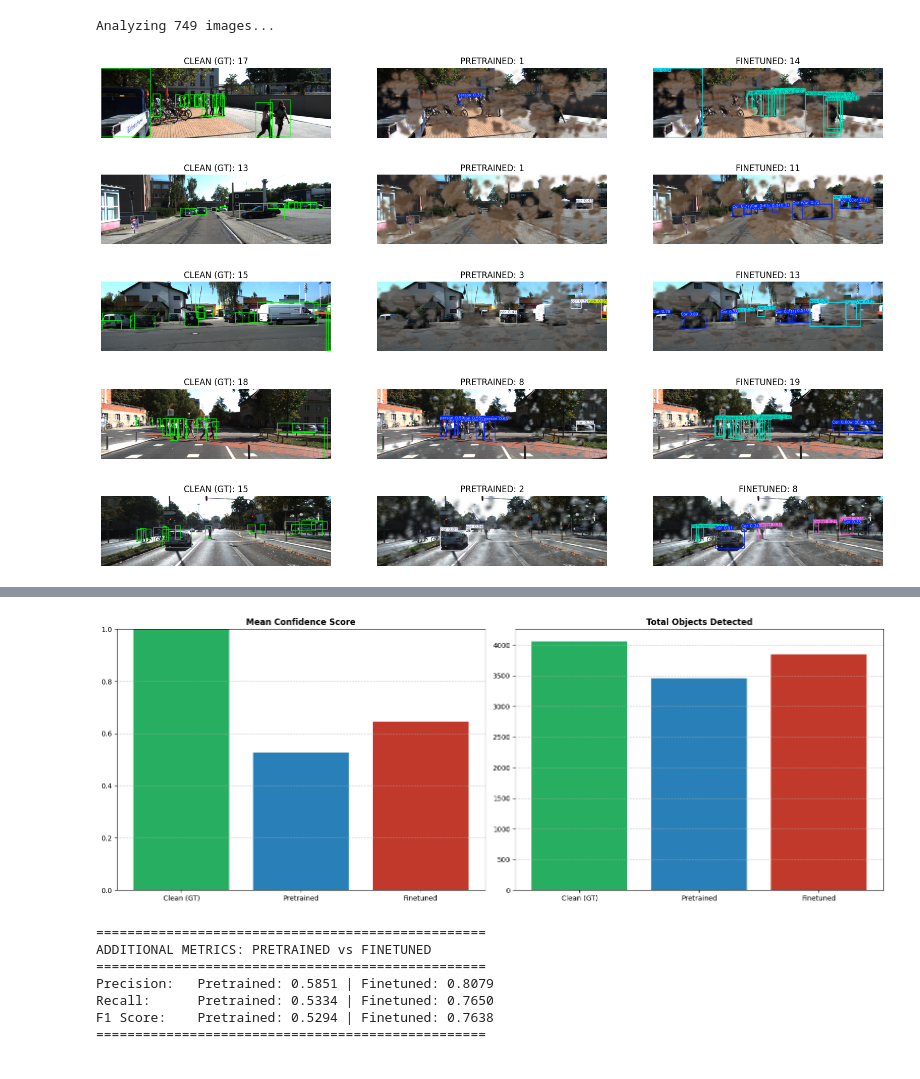
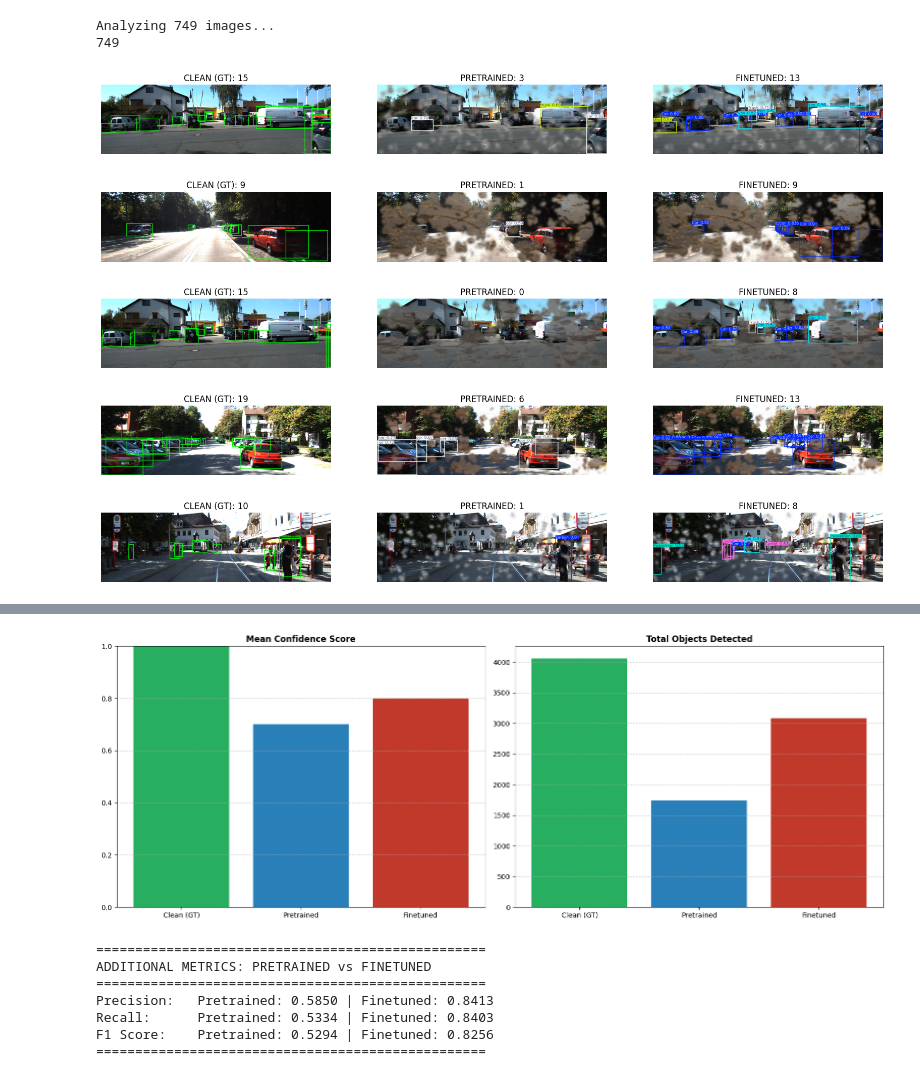
Before and after one commit to yuvalrubinil/Robust-ADAS-Synthetic-Augmentation, a Jupyter notebook: code/testing.ipynb, the cells around one changed output, grey strips where cells are left out. Saved outputs shown, nothing was run; the diff lists cells and outputs as text; code cells hidden in the pictures.

```diff
--- a/code/testing.ipynb
+++ b/code/testing.ipynb
@@ -40,13 +40,13 @@ def draw_gt_boxes(image_path, label_path, class_filter=None):
 # Setup: Load models
 # =========================
 pretrained_model = YOLO('../yolov8n.pt')
-finetuned_model = YOLO(r"C:\Users\yuval\PycharmProjects\GenAI_Project\results\kitti_dirty_finetune_v3\weights\best.pt")  # fine-tuned model
+finetuned_model = YOLO(r".\best.pt")  # fine-tuned model
 
 kitti_like_classes = [0, 1, 2, 3, 5, 7]
 
-clean_img_dir = r"C:\Users\yuval\PycharmProjects\GenAI_Project\dataset\clean\images\test"
-clean_lbl_dir = r"C:\Users\yuval\PycharmProjects\GenAI_Project\dataset\clean\labels\test"
-dirty_dir = r"C:\Users\yuval\PycharmProjects\GenAI_Project\dataset\images\test"
+clean_img_dir = r".\dataset\clean\images\test"
+clean_lbl_dir = r".\dataset\clean\labels\test"
+dirty_dir = r".\dataset\images\test"
 
 dirty_images = glob.glob(os.path.join(dirty_dir, "*.png"))
 
@@ -64,6 +64,7 @@ print(f"Analyzing {len(dirty_images)} images...")
 # =========================
 # Main Loop
 # =========================
+print(len(dirty_images))
 for d_path in dirty_images:
     base_name = os.path.basename(d_path).split('_')[0]
     c_path = os.path.join(clean_img_dir, f"{base_name}.png")
@@ -79,13 +80,13 @@ for d_path in dirty_images:
     all_clean_confs.extend(c_confs)
 
     # --- DIRTY: Pretrained YOLO ---
-    res_pretrained = pretrained_model.predict(d_path, classes=kitti_like_classes, verbose=False)[0]
+    res_pretrained = pretrained_model.predict(d_path, classes=kitti_like_classes, verbose=False, conf=0.5)[0]
     p_confs = res_pretrained.boxes.conf.cpu().numpy() if len(res_pretrained.boxes) > 0 else []
     total_pretrained_objs += len(res_pretrained.boxes)
     all_pretrained_confs.extend(p_confs)
 
     # --- DIRTY: Fine-tuned YOLO ---
-    res_ft = finetuned_model.predict(d_path, classes=kitti_like_classes, verbose=False)[0]
+    res_ft = finetuned_model.predict(d_path, classes=kitti_like_classes, verbose=False, conf=0.5)[0]
     ft_confs = res_ft.boxes.conf.cpu().numpy() if len(res_ft.boxes) > 0 else []
     total_ft_objs += len(res_ft.boxes)
     all_ft_confs.extend(ft_confs)
@@ -97,6 +98,7 @@ for d_path in dirty_images:
         improvement = pretrained_error - ft_error
 
         improvement_samples.append({
+            "img_name": base_name,
             "clean_img": clean_img_gt,
             "pretrained_img": cv2.cvtColor(res_pretrained.plot(), cv2.COLOR_BGR2RGB),
             "ft_img": cv2.cvtColor(res_ft.plot(), cv2.COLOR_BGR2RGB),
@@ -147,38 +149,39 @@ print(f"Total Objects (GT Clean):       {total_clean_objs}")
 print(f"Total Detections (Pretrained):  {total_pretrained_objs} | Loss: {pretrained_obj_loss_pct:.2f}%")
 print(f"Total Detections (Finetuned):   {total_ft_objs} | Loss: {ft_obj_loss_pct:.2f}%")
 print("-"*30)
 print(f"Mean Confidence (GT Clean):      {mean_clean_conf:.4f}")
 print(f"Mean Confidence (Pretrained):    {mean_pretrained_conf:.4f} | Drop: {pretrained_conf_drop_pct:.2f}%")
 print(f"Mean Confidence (Finetuned):     {mean_ft_conf:.4f} | Drop: {ft_conf_drop_pct:.2f}%")
 print("="*50)
 
 # =========================
 # Final Plot: GT vs Pretrained vs Fine-tuned
 # =========================
 labels = ['Clean (GT)', 'Pretrained', 'Finetuned']
 conf_vals = [mean_clean_conf, mean_pretrained_conf, mean_ft_conf]
 obj_vals = [total_clean_objs, total_pretrained_objs, total_ft_objs]
 
 fig, (ax1, ax2) = plt.subplots(1, 2, figsize=(16, 6))
 
 ax1.bar(labels, conf_vals, color=['#27ae60', '#2980b9', '#c0392b'])
 ax1.set_title('Mean Confidence Score', fontweight='bold')
 ax1.set_ylim(0, 1.0)
 ax1.grid(axis='y', linestyle='--', alpha=0.7)
 
 ax2.bar(labels, obj_vals, color=['#27ae60', '#2980b9', '#c0392b'])
 ax2.set_title('Total Objects Detected', fontweight='bold')
 ax2.grid(axis='y', linestyle='--', alpha=0.7)
 
 plt.tight_layout()
 plt.show()
 # %% [output]
 Analyzing 749 images...
+749
-[figure, old version]
+[figure, new version]
-[figure, old version]
+[figure, new version]
-[figure, old version]
+[figure, new version]
-[figure, old version]
+[figure, new version]
-[figure, old version]
+[figure, new version]
 ==================================================
 FINAL REPORT: GT vs PRETRAINED vs FINETUNED
 ==================================================
@@ -192,5 +195,5 @@ Mean Confidence (Finetuned):     0.6466 | Drop: 35.34%
 ==================================================
-[figure, old version]
+[figure, new version]
 # %%
 # =========================
 # Additional Evaluation Metrics
@@ -313,7 +316,7 @@ print("="*50)
 ==================================================
 ADDITIONAL METRICS: PRETRAINED vs FINETUNED
 ==================================================
-Precision:   Pretrained: 0.5851 | Finetuned: 0.8079
-Recall:      Pretrained: 0.5334 | Finetuned: 0.7650
-F1 Score:    Pretrained: 0.5294 | Finetuned: 0.7638
+Precision:   Pretrained: 0.5850 | Finetuned: 0.8413
+Recall:      Pretrained: 0.5334 | Finetuned: 0.8403
+F1 Score:    Pretrained: 0.5294 | Finetuned: 0.8256
 ==================================================
```
Also changed, not shown: parts of 4 cells of this notebook, 27 other files.
